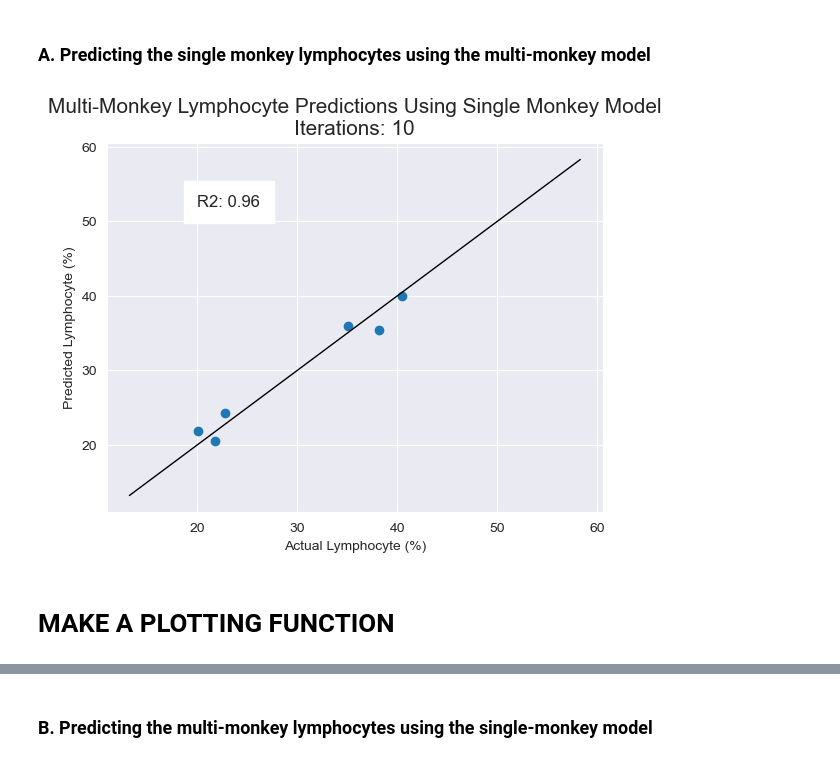
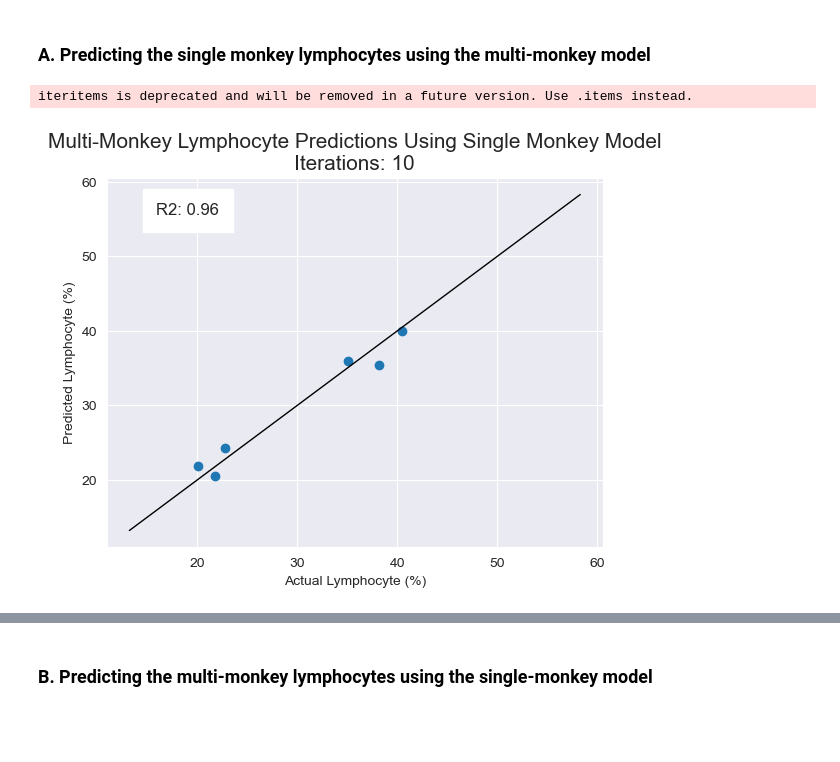
Before and after one commit to aidan-lew/monkey_health, a Jupyter notebook: B_monkeys_predictions_cleaned.ipynb, the cells around one changed output, grey strips where cells are left out. Cells and saved outputs as stored; diff of their text form; code cells hidden in the pictures; blank space fills up the shorter version.

```diff
--- a/B_monkeys_predictions_cleaned.ipynb
+++ b/B_monkeys_predictions_cleaned.ipynb
@@ -469,29 +633,0 @@ iteritems is deprecated and will be removed in a future version. Use .items inst
-# %%
-# rEgression for multiple monkey predicitons
-model8= CatBoostRegressor(iterations=10
-                          ,
-    learning_rate=0.5,
-    #loss_function='MultiClass',
-    #custom_loss=['AUC','Accuracy'],
-    early_stopping_rounds=5,
-    #use_best_model=True,
-    #save_snapshot = True,
-    #snapshot_file='monkey_snapshot.bkp',
-    #interval is seconds
-    #snapshot_interval=120
-)
-
-model8.fit(mreg_X,
-           mreg_y,
-           cat_features=cat_features,
-          # verbose=100 #tells how many iterations to print
-         )
-### 200 iters takes 3 seconds and gives 0.2436142 loss
-### 1000 iters takes 12 seconds and gives 0.0214503 loss
-### 10000 iters takes 1.5 min and has 2.8X10^-6 loss
-
-#### 200 gives very accurate results for predicting lymphocyte %
-### 100 gives R2 of almost 1
-# 10 iterations gives R2 of 0.98
-# 1 iteration gives R2 of 0.65!!!
-# 2 iterations gives R2 of 0.86!!!!!
@@ -620,34 +692,37 @@ smreg_a_df = pd.DataFrame(smreg_a)
 
 
 # Plot the predictions
 fig, ax = plt.subplots()
 ax.scatter(sreg_y_validation, smreg_a_df)
 
 ax.plot([sreg_y.min(), sreg_y.max()], [sreg_y.min(), sreg_y.max()],
         'k-',
         linewidth=1,
         markersize=120
 )
 
 #Plot axis titles
 ax.set_xlabel('Actual Lymphocyte (%)')
 ax.set_ylabel('Predicted Lymphocyte (%)')
 
 #Title of the plot
 ax.set_title('Multi-Monkey Lymphocyte Predictions Using Single Monkey Model\nIterations: {}'
              .format(model8.get_param('iterations')),
              fontsize=15
 )
 
+xmin, xmax, ymin, ymax = plt.axis()
+
+yrange = ymax-ymin
+xrange = xmax-xmin
 
 #Plotting the R2 score
 ax.annotate("R2: {}".format(str(r2_score(sreg_y_validation, smreg_a_df).round(2))),
-           xy=(20,52), fontsize=12,
+            xy=((xmin+(0.1*(xrange))),(ymax-(0.1*(yrange)))), fontsize=12,
             bbox={'facecolor': 'white', 'alpha': 1, 'pad': 10}
 )
 
 plt.show()
 # %% [output]
+iteritems is deprecated and will be removed in a future version. Use .items instead.
-[figure, old version]
+[figure, new version]
-# %% [markdown]
-# MAKE A PLOTTING FUNCTION
```
Also changed, not shown: parts of 85 cells of this notebook.
